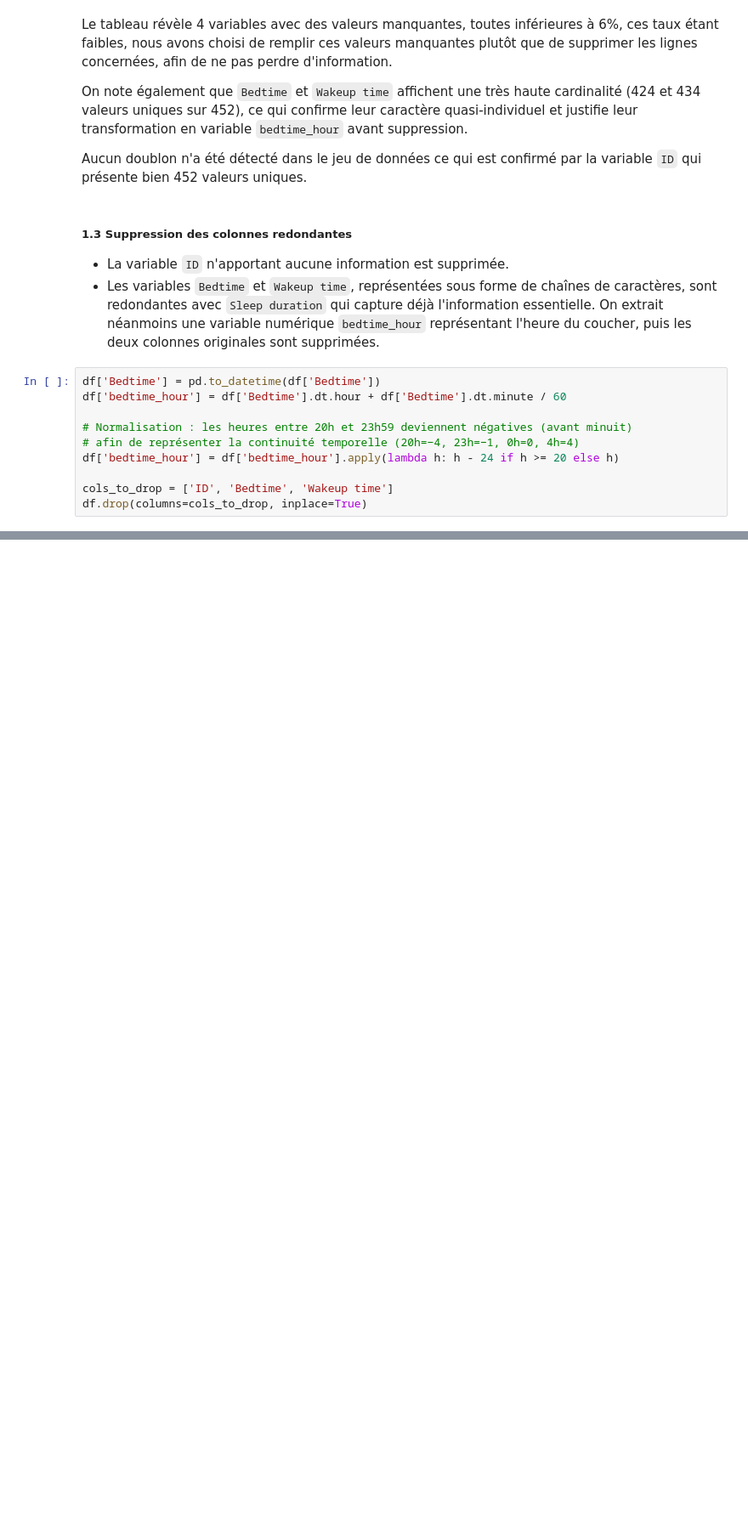
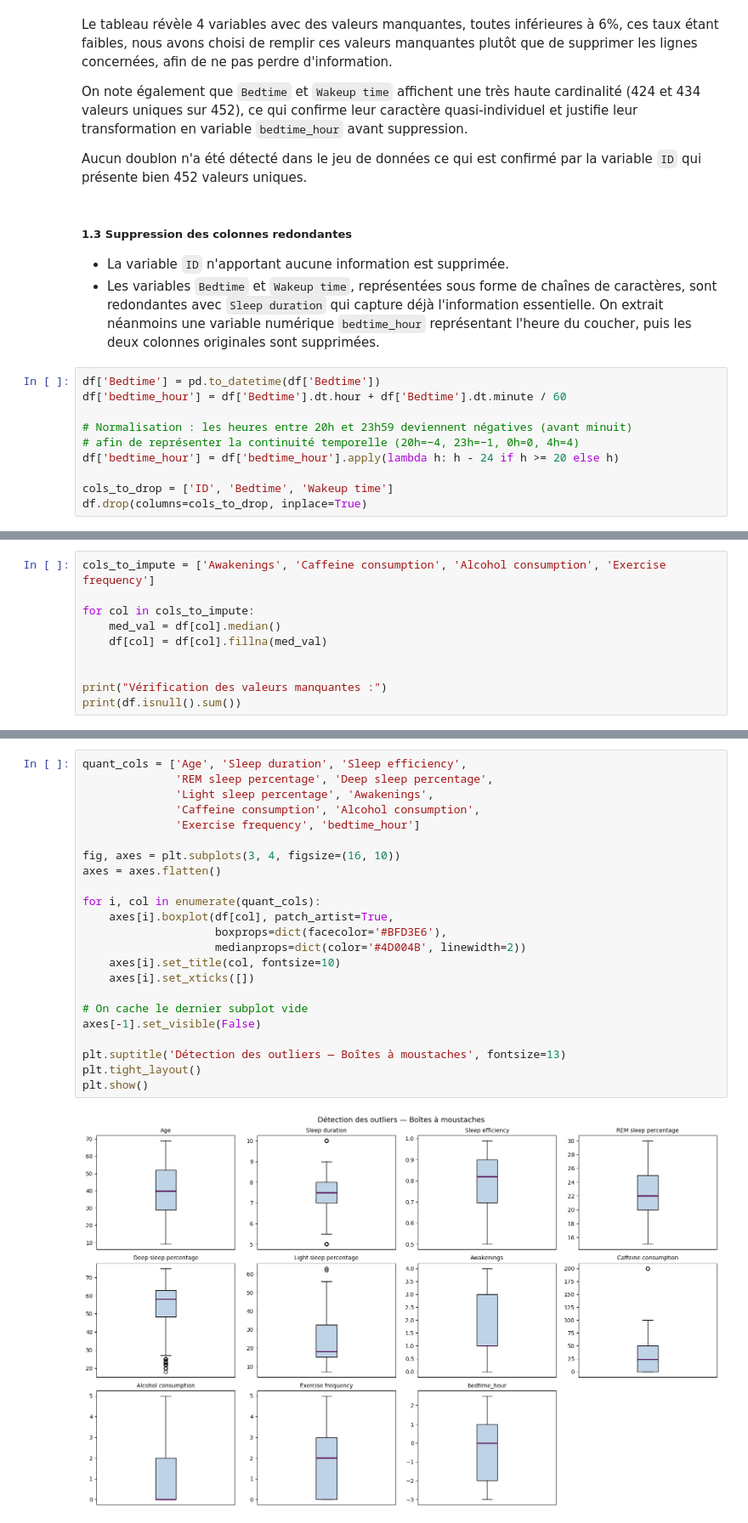
Before and after one commit to AhmedBousbih/Projet-analyse-de-donn-es, a Jupyter notebook: Projet_Analyse_de_données.ipynb, the cells around one changed output, grey strips where cells are left out. Shown at 85% size. Cells and saved outputs as stored; diff of their text form; blank space fills up the shorter version.

```diff
--- a/Projet_Analyse_de_données.ipynb
+++ b/Projet_Analyse_de_données.ipynb
@@ -153,0 +158,10 @@ df.drop(columns=cols_to_drop, inplace=True)
+# %%
+cols_to_impute = ['Awakenings', 'Caffeine consumption', 'Alcohol consumption', 'Exercise frequency']
+
+for col in cols_to_impute:
+    med_val = df[col].median()
+    df[col] = df[col].fillna(med_val)
+
+
+print("Vérification des valeurs manquantes :")
+print(df.isnull().sum())
@@ -153,0 +189,25 @@ df.drop(columns=cols_to_drop, inplace=True)
+# %%
+quant_cols = ['Age', 'Sleep duration', 'Sleep efficiency',
+              'REM sleep percentage', 'Deep sleep percentage',
+              'Light sleep percentage', 'Awakenings',
+              'Caffeine consumption', 'Alcohol consumption',
+              'Exercise frequency', 'bedtime_hour']
+
+fig, axes = plt.subplots(3, 4, figsize=(16, 10))
+axes = axes.flatten()
+
+for i, col in enumerate(quant_cols):
+    axes[i].boxplot(df[col], patch_artist=True,
+                    boxprops=dict(facecolor='#BFD3E6'),
+                    medianprops=dict(color='#4D004B', linewidth=2))
+    axes[i].set_title(col, fontsize=10)
+    axes[i].set_xticks([])
+
+# On cache le dernier subplot vide
+axes[-1].set_visible(False)
+
+plt.suptitle('Détection des outliers — Boîtes à moustaches', fontsize=13)
+plt.tight_layout()
+plt.show()
+# %% [output]
+[figure, added]
```
Also changed, not shown: parts of 4 cells of this notebook, 1 other file.
